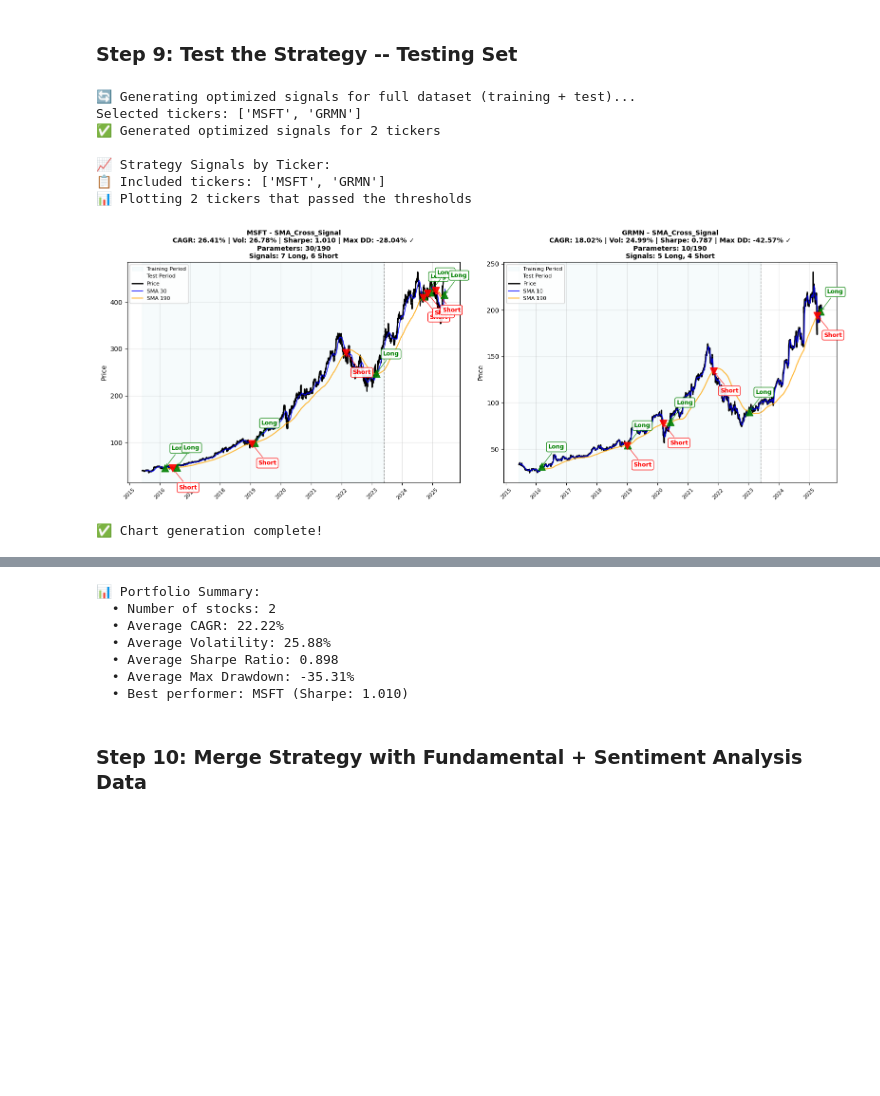
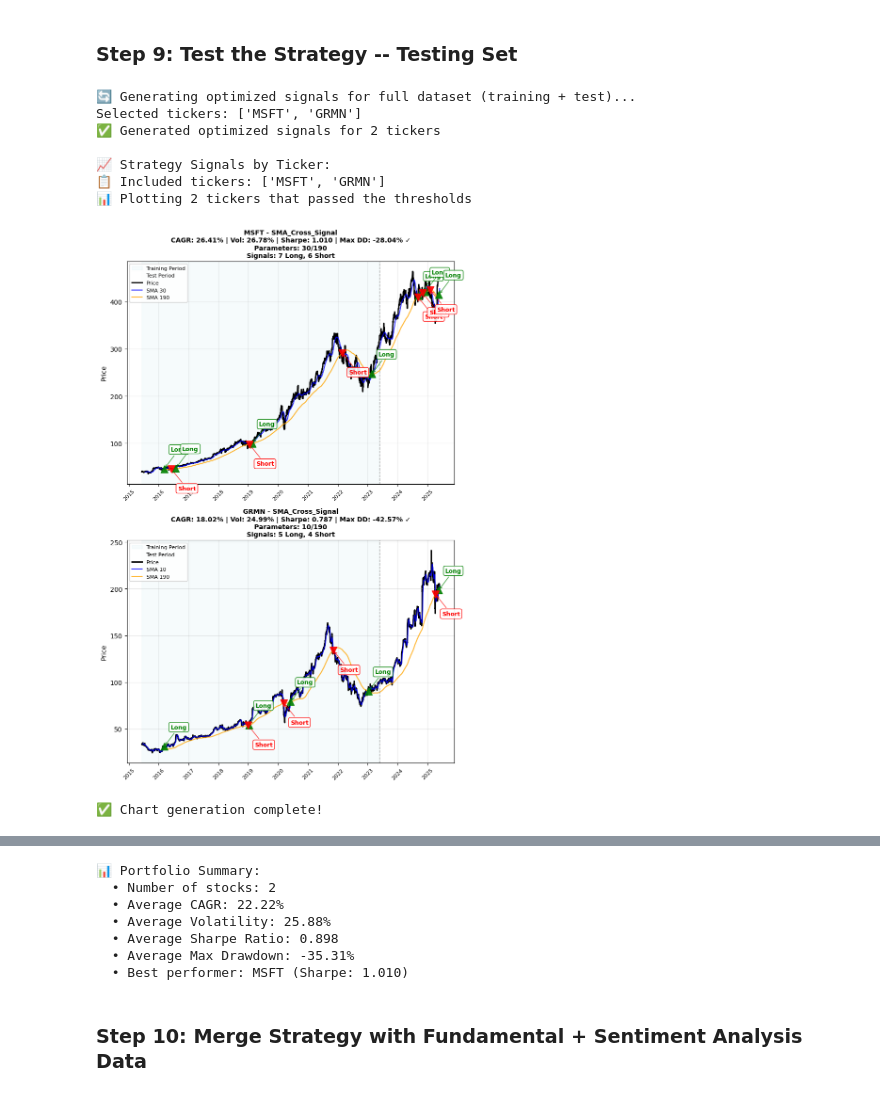
Before and after one commit to renan-peres/mfin-algo-trading-team, a Jupyter notebook: 02_short_term_portfolio.ipynb, the cells around one changed output, grey strips where cells are left out. Drawn from its saved outputs; the diff is of its cells as text; code cells hidden in the pictures; blank space fills up the shorter version.

```diff
--- a/02_short_term_portfolio.ipynb
+++ b/02_short_term_portfolio.ipynb
@@ -393,18 +393,19 @@ FAST PORTFOLIO OPTIMIZATION PIPELINE
 # %%
 from py.technical_analysis import plot_portfolio_performance, plot_complete_strategy_analysis
 
 # Generate and plot complete strategy analysis
-plot_complete_strategy_analysis(optimization_results, quotes, training_set, test_set)
+plot_complete_strategy_analysis(optimization_results, quotes, training_set, test_set, cols=1) # 1 column layout (vertical stack)
+# plot_complete_strategy_analysis(optimization_results, quotes, training_set, test_set, cols=2, rows=2) # Fixed 2x2 grid
 plot_portfolio_performance(optimization_summary)
 # %% [output]
 🔄 Generating optimized signals for full dataset (training + test)...
 Selected tickers: ['MSFT', 'GRMN']
 ✅ Generated optimized signals for 2 tickers
 
 📈 Strategy Signals by Ticker:
 📋 Included tickers: ['MSFT', 'GRMN']
 📊 Plotting 2 tickers that passed the thresholds
-[figure, old version]
+[figure, new version]
 ✅ Chart generation complete!
 [figure]
 📊 Portfolio Summary:
```
Also changed, not shown: parts of 4 cells of this notebook, 2 other files.
